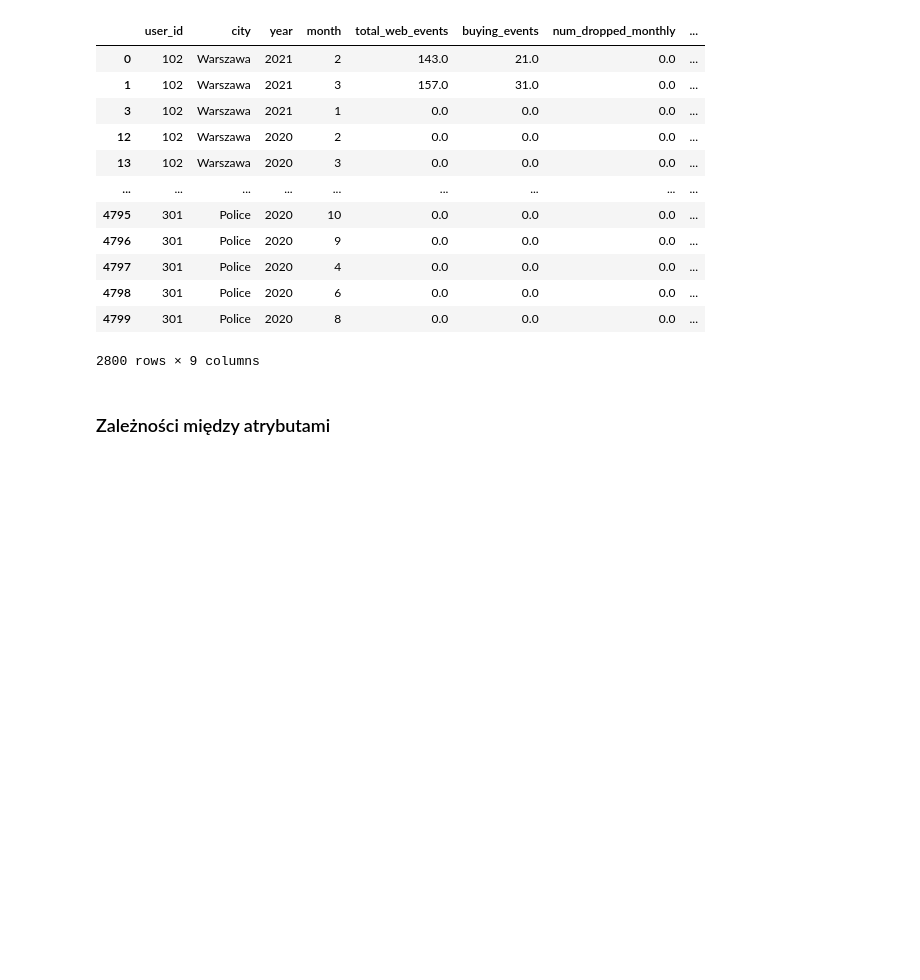
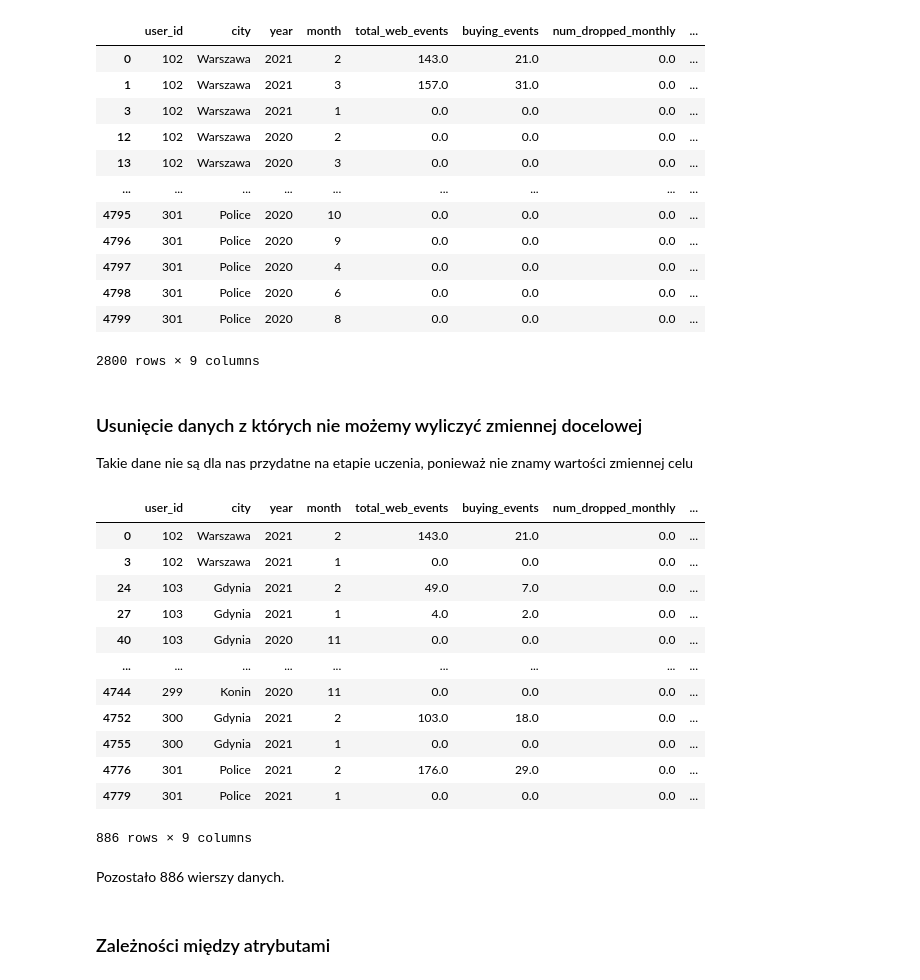
Before and after one commit to amasiukevich/IUM_shop, a Jupyter notebook: EDA.ipynb, the cells around one changed output. Cells and saved outputs as stored; diff of their text form; code cells hidden in the pictures; blank space fills up the shorter version.

```diff
--- a/EDA.ipynb
+++ b/EDA.ipynb
@@ -560,6 +559,29 @@ processed_data
 | 4798 | 301 | Police | 2020 | 6 | 0.0 | 0.0 | 0.0 | ... |
 | 4799 | 301 | Police | 2020 | 8 | 0.0 | 0.0 | 0.0 | ... |
 2800 rows × 9 columns
+# %% [markdown]
+### Usunięcie danych z których nie możemy wyliczyć zmiennej docelowej
+Takie dane nie są dla nas przydatne na etapie uczenia, ponieważ nie znamy wartości zmiennej celu
+# %%
+data_to_learning = processed_data.dropna(subset=['next_months_sum'])
+# %%
+data_to_learning
+# %% [output]
+|  | user_id | city | year | month | total_web_events | buying_events | num_dropped_monthly | ... |
+| 0 | 102 | Warszawa | 2021 | 2 | 143.0 | 21.0 | 0.0 | ... |
+| 3 | 102 | Warszawa | 2021 | 1 | 0.0 | 0.0 | 0.0 | ... |
+| 24 | 103 | Gdynia | 2021 | 2 | 49.0 | 7.0 | 0.0 | ... |
+| 27 | 103 | Gdynia | 2021 | 1 | 4.0 | 2.0 | 0.0 | ... |
+| 40 | 103 | Gdynia | 2020 | 11 | 0.0 | 0.0 | 0.0 | ... |
+| ... | ... | ... | ... | ... | ... | ... | ... | ... |
+| 4744 | 299 | Konin | 2020 | 11 | 0.0 | 0.0 | 0.0 | ... |
+| 4752 | 300 | Gdynia | 2021 | 2 | 103.0 | 18.0 | 0.0 | ... |
+| 4755 | 300 | Gdynia | 2021 | 1 | 0.0 | 0.0 | 0.0 | ... |
+| 4776 | 301 | Police | 2021 | 2 | 176.0 | 29.0 | 0.0 | ... |
+| 4779 | 301 | Police | 2021 | 1 | 0.0 | 0.0 | 0.0 | ... |
+886 rows × 9 columns
+# %% [markdown]
+Pozostało 886 wierszy danych.
 # %%
 processed_data.to_csv('processed_data.csv')
 # %% [markdown]
```
Also changed, not shown: parts of 3 cells of this notebook.
